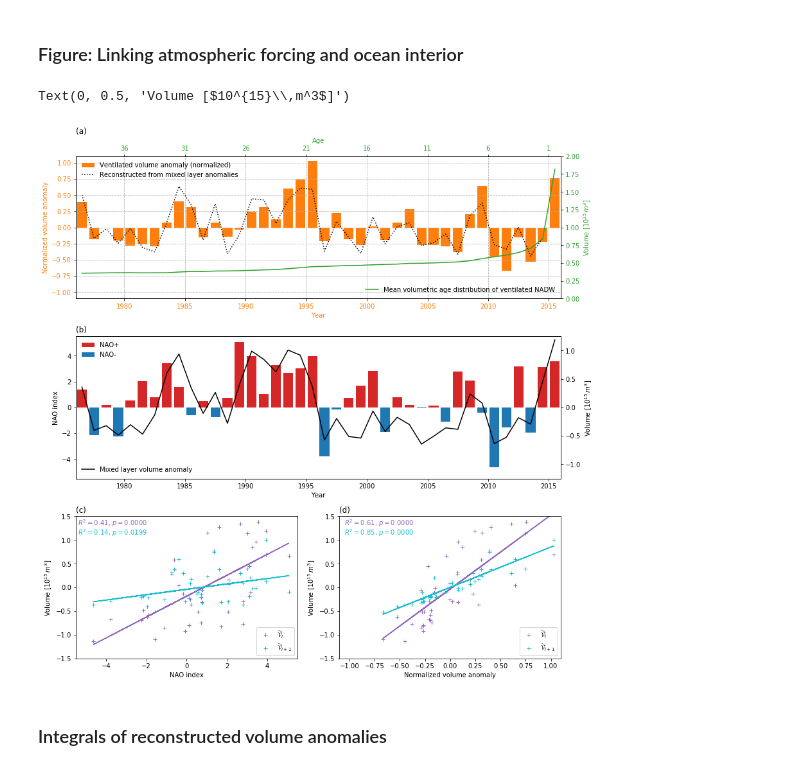
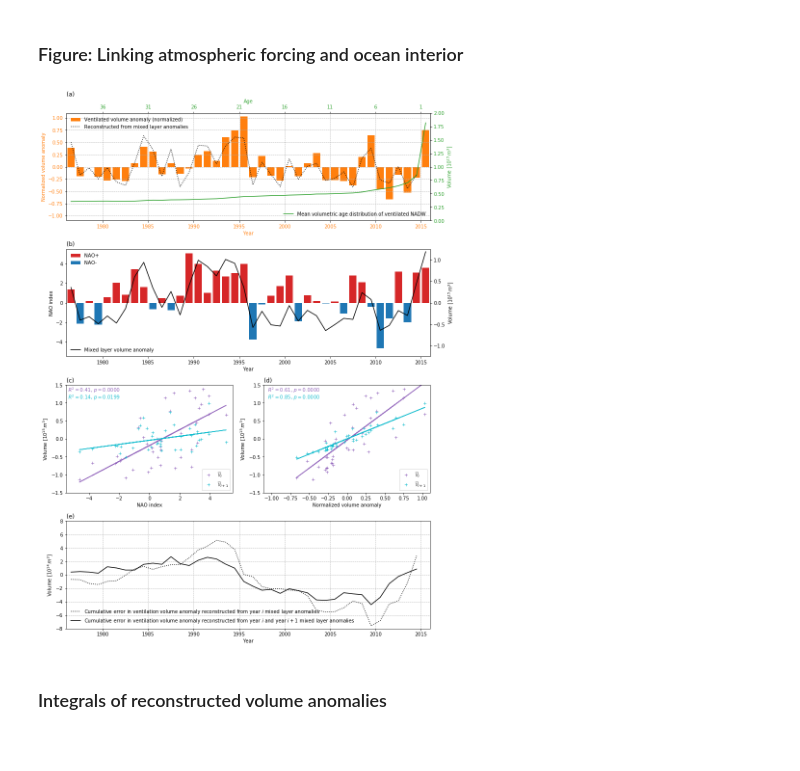
Before and after one commit to gmacgilchrist/draw_figs_nadw_var, a Jupyter notebook: draw_atm-int.ipynb, the cells around one changed output. Saved outputs shown, nothing was run; the diff lists cells and outputs as text; code cells hidden in the pictures.

Commit message:
added panel for reconstruction errors

```diff
--- a/draw_atm-int.ipynb
+++ b/draw_atm-int.ipynb
@@ -105,17 +105,19 @@ df = pd.DataFrame({'years':years_vals,'nao':nao_vals,'vmld_0_anom':vmld_0_vals,'
 ### FIGURE
 xlims=[df['years'].min()-0.5, df['years'].max()+0.5]
 
-fig = plt.figure(figsize=(12,12),constrained_layout=True)
-gs = gridspec.GridSpec(ncols=2, nrows=3, figure=fig)
+fig = plt.figure(figsize=(12,16),constrained_layout=True)
+gs = gridspec.GridSpec(ncols=2, nrows=4, figure=fig)
 ax_lag = fig.add_subplot(gs[0, :])
 ax_eul = fig.add_subplot(gs[1, :])
 ax_regress1 = fig.add_subplot(gs[2, 0])
 ax_regress2 = fig.add_subplot(gs[2, 1])
+ax_cumerror = fig.add_subplot(gs[3, :])
 
 ax_lag.set_title('(a)',loc='left')
 ax_eul.set_title('(b)',loc='left')
 ax_regress1.set_title('(c)',loc='left')
 ax_regress2.set_title('(d)',loc='left')
+ax_cumerror.set_title('(e)',loc='left')
 
 ## PANEL: Mean age and annual anomaly
 # PLOT: Annual anomaly
@@ -186,7 +188,7 @@ ax1.set_ylabel('Volume [$10^{15}\,m^3$]')
 ax1.legend(loc='lower left',frameon=False)
 
 ## PANEL: Regression (NAO)
-xlims=[-5.5,5.5]
+xlims_reg=[-5.5,5.5]
 ylims = [-1.5,1.5]
 color_age1 = 'tab:purple'
 color_age2 = 'tab:cyan'
@@ -194,47 +196,67 @@ color_age2 = 'tab:cyan'
 result = sm.ols(formula="vlag_age1_anom ~ nao", data=df).fit()
 ax_regress1.plot(df['nao'],1E-15*df['vlag_age1_anom'],'+',color=color_age1,label='$\widetilde{\mathcal{V}}_i$')
 ax_regress1.plot(df['nao'],1E-15*(result.params.Intercept+result.params.nao*df['nao']),'-',color=color_age1)
-ax_regress1.text(xlims[0]+0.1,ylims[1]-0.2,
+ax_regress1.text(xlims_reg[0]+0.1,ylims[1]-0.2,
                  '$R^2 = $'+str('{0:.2f}'.format(result.rsquared))+', $p = $'+str('{0:.4f}'.format(result.f_pvalue)),
                  color=color_age1)
 
 result = sm.ols(formula="vlag_age2_anom ~ nao", data=df).fit()
 ax_regress1.plot(df['nao'],1E-15*df['vlag_age2_anom'],'+',color=color_age2,label='$\widetilde{\mathcal{V}}_{i+1}$')
 ax_regress1.plot(df['nao'],1E-15*(result.params.Intercept+result.params.nao*df['nao']),'-',color=color_age2)
-ax_regress1.text(xlims[0]+0.1,ylims[1]-0.4,
+ax_regress1.text(xlims_reg[0]+0.1,ylims[1]-0.4,
                  '$R^2 = $'+str('{0:.2f}'.format(result.rsquared))+', $p = $'+str('{0:.4f}'.format(result.f_pvalue)),
                  color=color_age2)
 
 ax_regress1.legend(loc='lower right')
-ax_regress1.set_xlim(xlims)
+ax_regress1.set_xlim(xlims_reg)
 ax_regress1.set_xlabel('NAO index')
 ax_regress1.set_ylim(ylims)
 ax_regress1.set_ylabel('Volume [$10^{15}\,m^3$]')
 
 ## PANEL: Regression (anomaly)
-xlims=[-1.1,1.1]
+xlims_reg=[-1.1,1.1]
 
 result = sm.ols(formula="vlag_age1_anom ~ vlag_anom", data=df).fit()
 ax_regress2.plot(df['vlag_anom'],1E-15*df['vlag_age1_anom'],'+',color=color_age1,label='$\widetilde{\mathcal{V}}_i$')
 ax_regress2.plot(df['vlag_anom'],1E-15*(result.params.Intercept+result.params.vlag_anom*df['vlag_anom']),'-',color=color_age1)
-ax_regress2.text(xlims[0]+0.05,ylims[1]-0.2,
+ax_regress2.text(xlims_reg[0]+0.05,ylims[1]-0.2,
                  '$R^2 = $'+str('{0:.2f}'.format(result.rsquared))+', $p = $'+str('{0:.4f}'.format(result.f_pvalue)),
                  color=color_age1)
 
 result = sm.ols(formula="vlag_age2_anom ~ vlag_anom", data=df).fit()
 ax_regress2.plot(df['vlag_anom'],1E-15*df['vlag_age2_anom'],'+',color=color_age2,label='$\widetilde{\mathcal{V}}_{i+1}$')
 ax_regress2.plot(df['vlag_anom'],1E-15*(result.params.Intercept+result.params.vlag_anom*df['vlag_anom']),'-',color=color_age2)
-ax_regress2.text(xlims[0]+0.05,ylims[1]-0.4,
+ax_regress2.text(xlims_reg[0]+0.05,ylims[1]-0.4,
                  '$R^2 = $'+str('{0:.2f}'.format(result.rsquared))+', $p = $'+str('{0:.4f}'.format(result.f_pvalue)),
                  color=color_age2)
 
 ax_regress2.legend(loc='lower right')
-ax_regress2.set_xlim(xlims)
+ax_regress2.set_xlim(xlims_reg)
 ax_regress2.set_xlabel('Normalized volume anomaly')
 ax_regress2.set_ylim(ylims)
 ax_regress2.set_ylabel('Volume [$10^{15}\,m^3$]')
+
+### PANEL: Cumulative error in reconstructions
+ylims=[-8,8]
+
+# Reconstruct anomlay from mixed layer depth in year i
+result = sm.ols(formula="vlag_anom ~ vmld_0_anom", data=df).fit()
+vlag_anom_recon1 = result.params.Intercept + df['vmld_0_anom']*result.params.vmld_0_anom
+# Take cumulative sums
+truth = np.cumsum((df['vlag_anom']*df['vlag_itmean'])[:-1])
+recon1 = np.cumsum((vlag_anom_recon1*df['vlag_itmean'])[:-1])
+recon2 = np.cumsum((vlag_anom_recon2*df['vlag_itmean'])[:-1])
+
+ax_cumerror.plot(df['years'][:-1],1E-14*(recon1-truth),'k:',label='Cumulative error in ventilation volume anomaly reconstructed from year $i$ mixed layer anomalies')
+ax_cumerror.plot(df['years'][:-1],1E-14*(recon2-truth),'k-',label='Cumulative error in ventilation volume anomaly reconstructed from year $i$ and year $i+1$ mixed layer anomalies')
+ax_cumerror.set_xlim(xlims)
+ax_cumerror.set_ylim(ylims)
+ax_cumerror.set_xlabel('Year')
+ax_cumerror.set_ylabel('Volume [$10^{14}\,m^3$]')
+
+ax_cumerror.legend(loc='lower left',frameon=False)
+ax_cumerror.grid(linestyle='--')
 # %% [output]
-Text(0, 0.5, 'Volume [$10^{15}\\,m^3$]')
-[figure, old version]
+[figure, new version]
 # %% [markdown]
 ### Integrals of reconstructed volume anomalies
```
Also changed, not shown: parts of 3 cells of this notebook, 1 other file.
